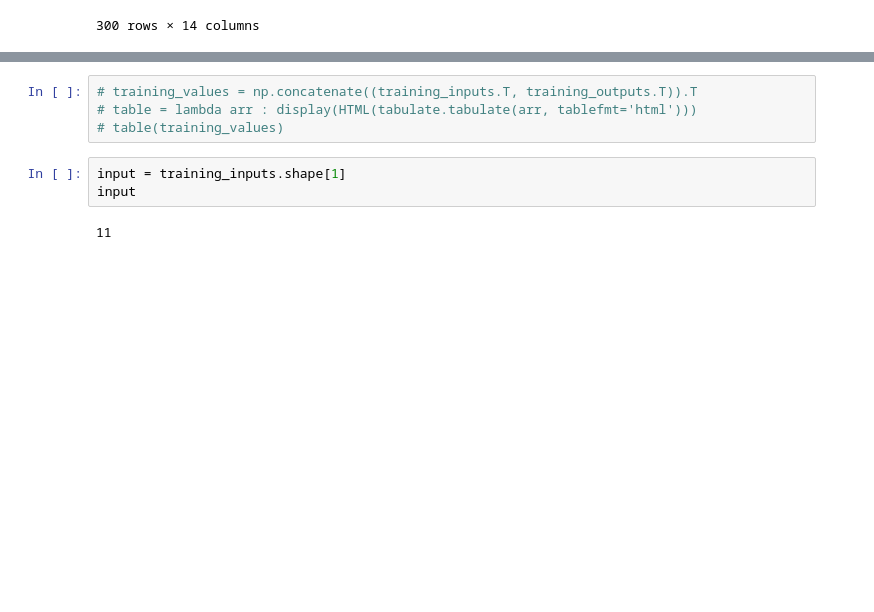
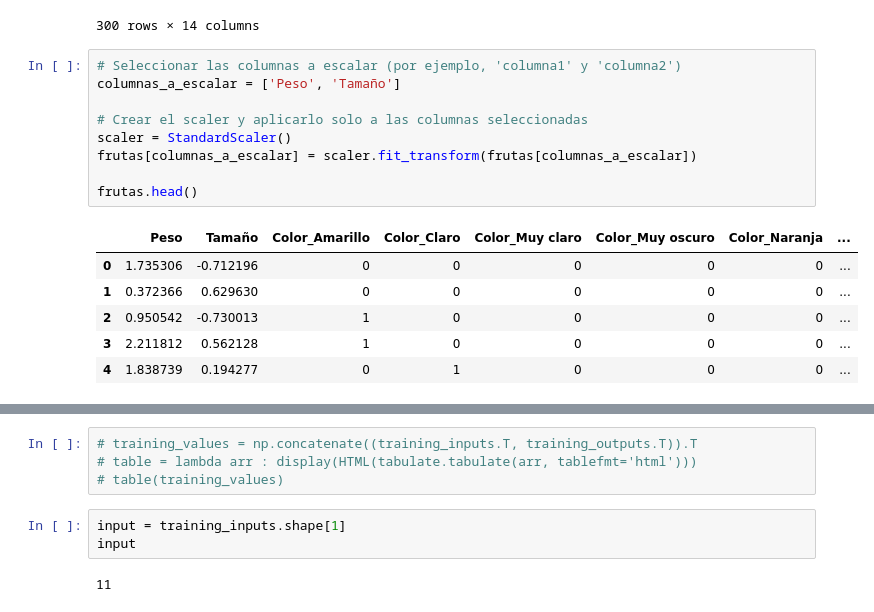
Before and after one commit to benjokapu/tpNNavanzadoIA, a Jupyter notebook: main.ipynb, the cells around one changed output, grey strips where cells are left out. Saved outputs shown, nothing was run; the diff lists cells and outputs as text; blank space fills up the shorter version.

```diff
--- a/main.ipynb
+++ b/main.ipynb
@@ -158,6 +170,22 @@ frutas
 | 298 | 138.016529 | 5.637248 | 0 | 0 | 0 | 0 | 0 | ... |
 | 299 | 161.101677 | 8.441367 | 1 | 0 | 0 | 0 | 0 | ... |
 300 rows × 14 columns
+# %%
+# Seleccionar las columnas a escalar (por ejemplo, 'columna1' y 'columna2')
+columnas_a_escalar = ['Peso', 'Tamaño']
+
+# Crear el scaler y aplicarlo solo a las columnas seleccionadas
+scaler = StandardScaler()
+frutas[columnas_a_escalar] = scaler.fit_transform(frutas[columnas_a_escalar])
+
+frutas.head()
+# %% [output]
+|  | Peso | Tamaño | Color_Amarillo | Color_Claro | Color_Muy claro | Color_Muy oscuro | Color_Naranja | ... |
+| 0 | 1.735306 | -0.712196 | 0 | 0 | 0 | 0 | 0 | ... |
+| 1 | 0.372366 | 0.629630 | 0 | 0 | 0 | 0 | 0 | ... |
+| 2 | 0.950542 | -0.730013 | 1 | 0 | 0 | 0 | 0 | ... |
+| 3 | 2.211812 | 0.562128 | 1 | 0 | 0 | 0 | 0 | ... |
+| 4 | 1.838739 | 0.194277 | 0 | 1 | 0 | 0 | 0 | ... |
 # %%
 training_inputs = np.array(frutas[['Peso', 'Tamaño', 'Color_Amarillo', 'Color_Claro', 'Color_Muy claro', 'Color_Muy oscuro', 'Color_Naranja', 'Color_Oscuro', 'Color_Rojo', 'Color_Rojo claro', 'Color_Verde']])
 training_outputs = np.array(frutas[['Ácida', 'Dulce', 'Tropical']]).T
```
Also changed, not shown: parts of 13 cells of this notebook.
